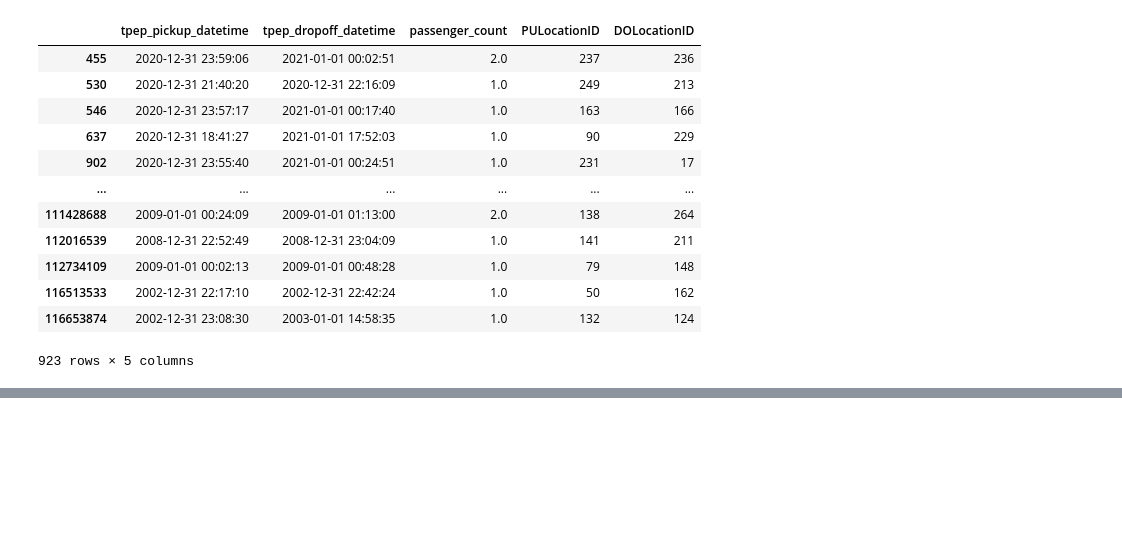
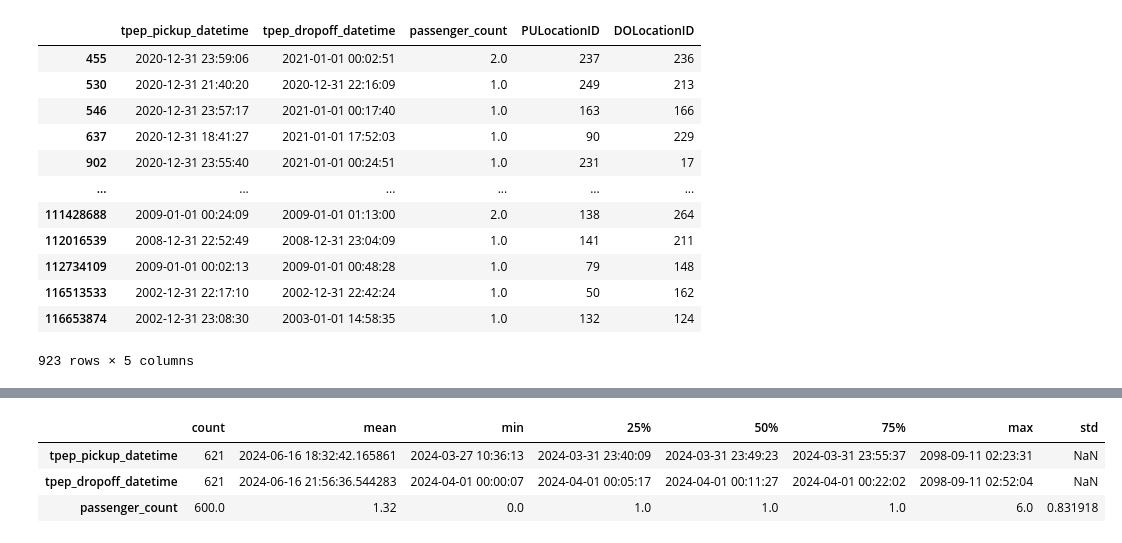
Before and after one commit to eoinmtreacy/pinbox, a Jupyter notebook: data/data_evaluation/taxi_trip_data/yellow_taxi_data_analysis.ipynb, the cells around one changed output, grey strips where cells are left out. Cells and saved outputs as stored; diff of their text form; code cells hidden in the pictures; blank space fills up the shorter version.

```diff
--- a/data/data_evaluation/taxi_trip_data/yellow_taxi_data_analysis.ipynb
+++ b/data/data_evaluation/taxi_trip_data/yellow_taxi_data_analysis.ipynb
@@ -273,0 +312,8 @@ df[df['tpep_pickup_datetime']<pd.to_datetime('2021-01-01')]
+# %%
+late_dropoff = df[df['tpep_dropoff_datetime']>pd.to_datetime('2024-04-01')]
+late_dropoff.describe().T
+# %% [output]
+|  | count | mean | min | 25% | 50% | 75% | max | std |
+| tpep_pickup_datetime | 621 | 2024-06-16 18:32:42.165861 | 2024-03-27 10:36:13 | 2024-03-31 23:40:09 | 2024-03-31 23:49:23 | 2024-03-31 23:55:37 | 2098-09-11 02:23:31 | NaN |
+| tpep_dropoff_datetime | 621 | 2024-06-16 21:56:36.544283 | 2024-04-01 00:00:07 | 2024-04-01 00:05:17 | 2024-04-01 00:11:27 | 2024-04-01 00:22:02 | 2098-09-11 02:52:04 | NaN |
+| passenger_count | 600.0 | 1.32 | 0.0 | 1.0 | 1.0 | 1.0 | 6.0 | 0.831918 |
```
Also changed, not shown: parts of 11 cells of this notebook, 2 other files.
